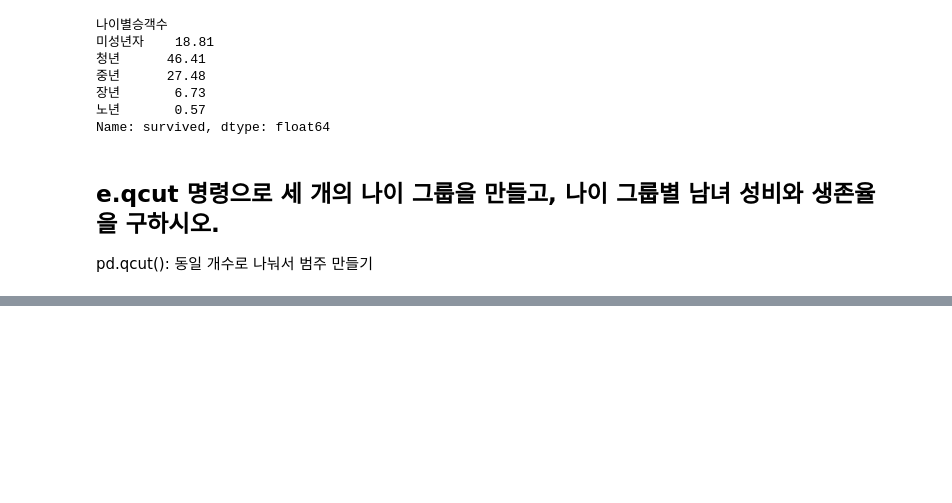
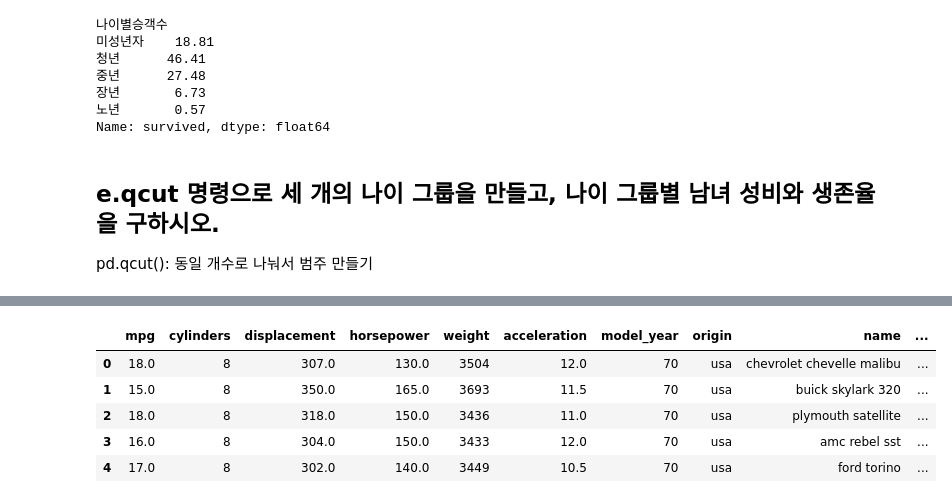
Before and after one commit to yisokim/Data-Analysis-2021, a Jupyter notebook: HW/H.W_0602.ipynb, the cells around one changed output, grey strips where cells are left out. Drawn from its saved outputs; the diff is of its cells as text; code cells hidden in the pictures; blank space fills up the shorter version.

```diff
--- a/HW/H.W_0602.ipynb
+++ b/HW/H.W_0602.ipynb
@@ -143,0 +168,4 @@ TypeError: qcut() got an unexpected keyword argument 'lebels'
+# %%
+import seaborn as sns
+mpg = sns.load_dataset('mpg')
+mpg.head()
@@ -143,0 +179,10 @@ TypeError: qcut() got an unexpected keyword argument 'lebels'
+# %%
+mpg['hp_per_cc'] = mpg.horsepower/mpg.displacement
+mpg.head()
+# %% [output]
+|  | mpg | cylinders | displacement | horsepower | weight | acceleration | model_year | origin | name | ... |
+| 0 | 18.0 | 8 | 307.0 | 130.0 | 3504 | 12.0 | 70 | usa | chevrolet chevelle malibu | ... |
+| 1 | 15.0 | 8 | 350.0 | 165.0 | 3693 | 11.5 | 70 | usa | buick skylark 320 | ... |
+| 2 | 18.0 | 8 | 318.0 | 150.0 | 3436 | 11.0 | 70 | usa | plymouth satellite | ... |
+| 3 | 16.0 | 8 | 304.0 | 150.0 | 3433 | 12.0 | 70 | usa | amc rebel sst | ... |
+| 4 | 17.0 | 8 | 302.0 | 140.0 | 3449 | 10.5 | 70 | usa | ford torino | ... |
```
Also changed, not shown: parts of 21 cells of this notebook, 1 other file.
